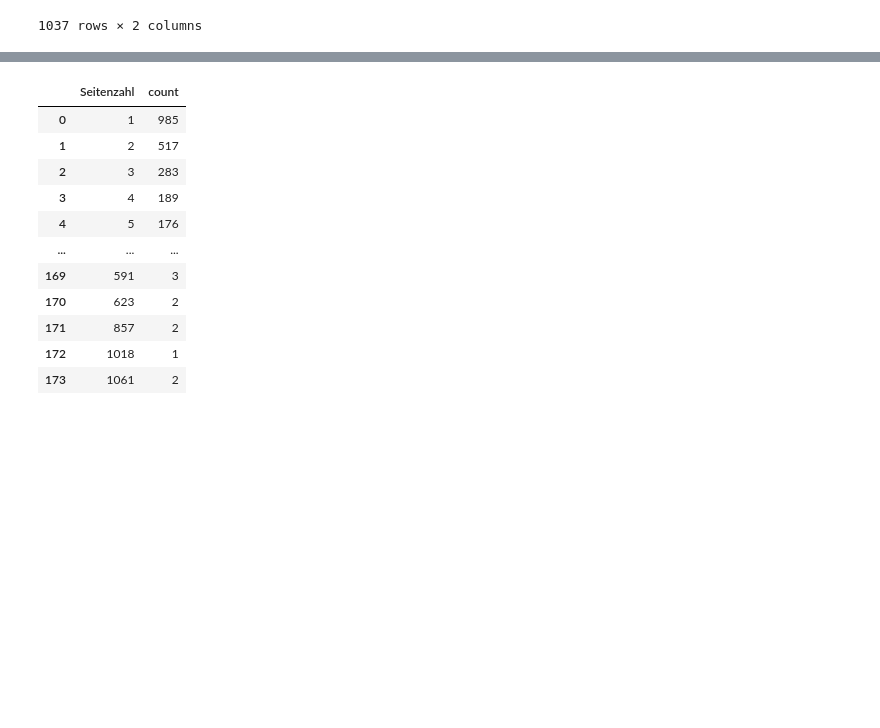
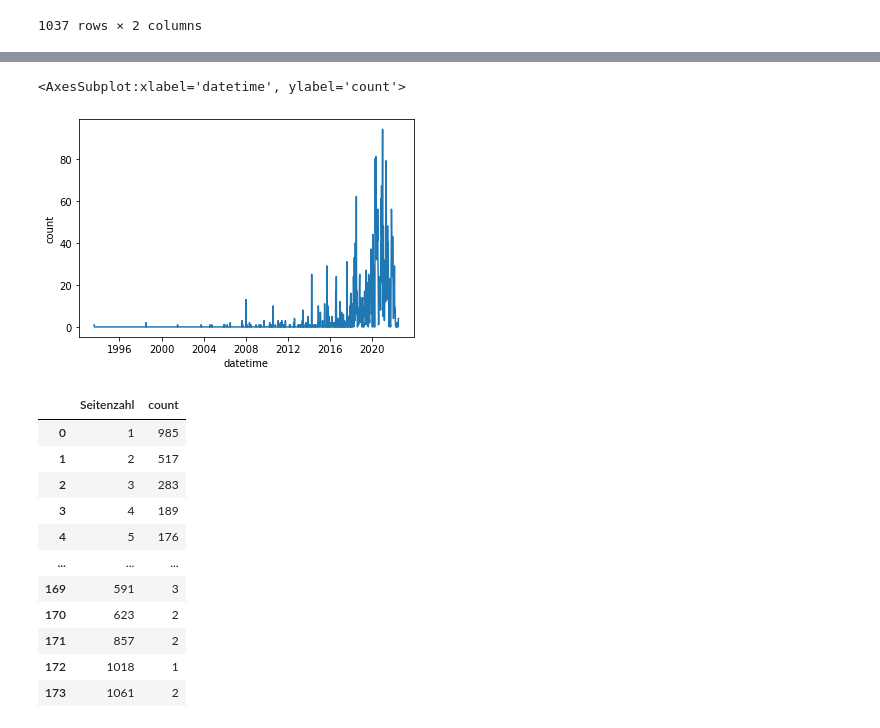
Before and after one commit to JojoThaumium/content-aggregation-on-OER-objects, a Jupyter notebook: notebooks/metaevaluation.ipynb, the cells around one changed output, grey strips where cells are left out. Cells and saved outputs as stored; diff of their text form; code cells hidden in the pictures; blank space fills up the shorter version.

```diff
--- a/notebooks/metaevaluation.ipynb
+++ b/notebooks/metaevaluation.ipynb
@@ -94,3 +95,12 @@ sns.lineplot(data = time_statistics, x="datetime", y="count")
+# %%
+weeklytime_statistics = timedata.resample('W', on='datetime').count() #hier Buchstaben verändern für andere Zeitspannen
+
+weeklytime_statistics.rename(columns={list(weeklytime_statistics)[0]:'count'}, inplace=True)
+
+sns.lineplot(x=weeklytime_statistics.index, y=weeklytime_statistics['count'])
+# %% [output]
+<AxesSubplot:xlabel='datetime', ylabel='count'>
+[figure, added]
 # %%
 page_statistics = data.groupby(['Seitenzahl'])["Seitenzahl"]\
                                        .count() \
```
Also changed, not shown: parts of 4 cells of this notebook.
